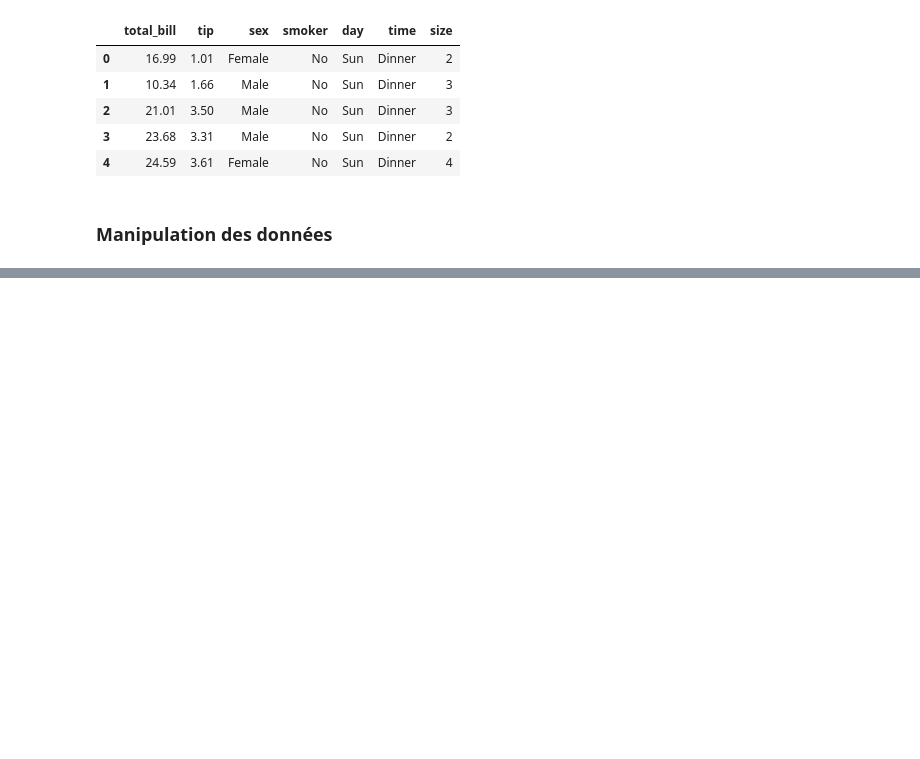
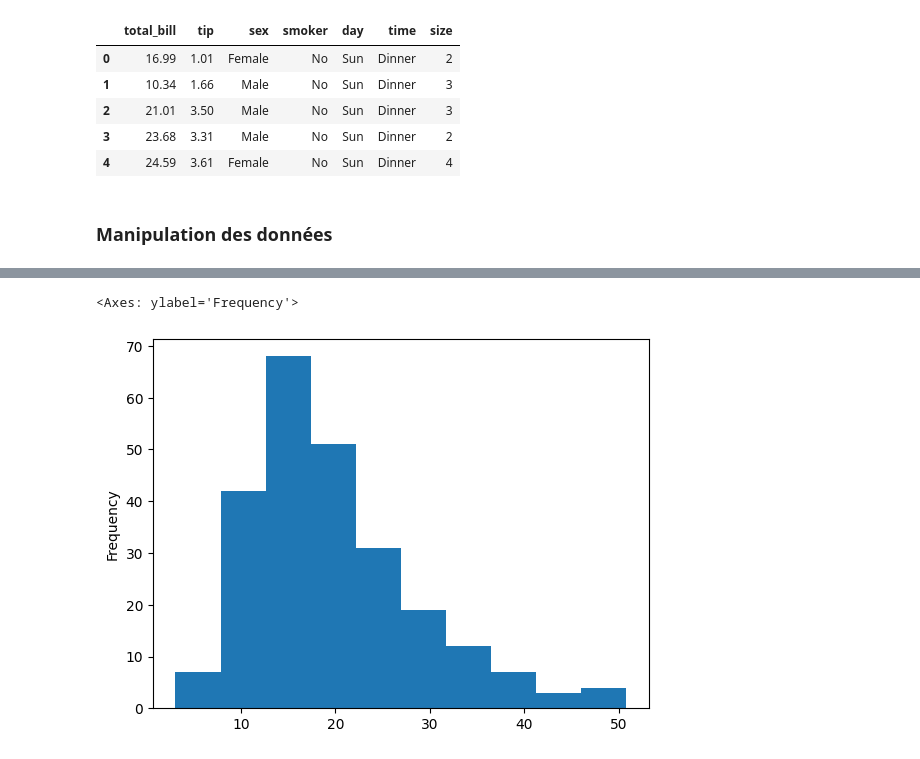
Before and after one commit to DavidTGAUTIER/mini-projects, a Jupyter notebook: Pandas-Stats/stats.ipynb, the cells around one changed output, grey strips where cells are left out. Cells and saved outputs as stored; diff of their text form; code cells hidden in the pictures; blank space fills up the shorter version.

```diff
--- a/Pandas-Stats/stats.ipynb
+++ b/Pandas-Stats/stats.ipynb
@@ -25,0 +414,5 @@ tips.head()
+# %%
+tips.total_bill.plot(kind = "hist")
+# %% [output]
+<Axes: ylabel='Frequency'>
+[figure, added]
```
Also changed, not shown: parts of 160 cells of this notebook.
